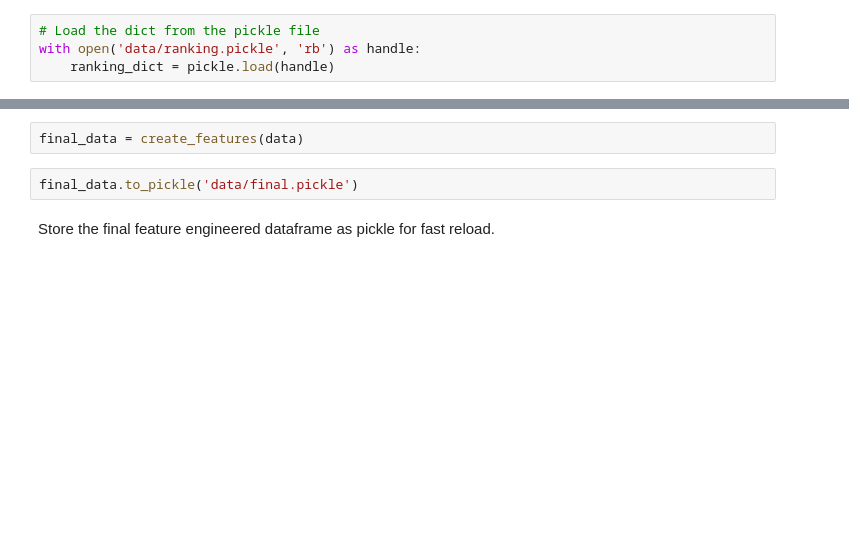
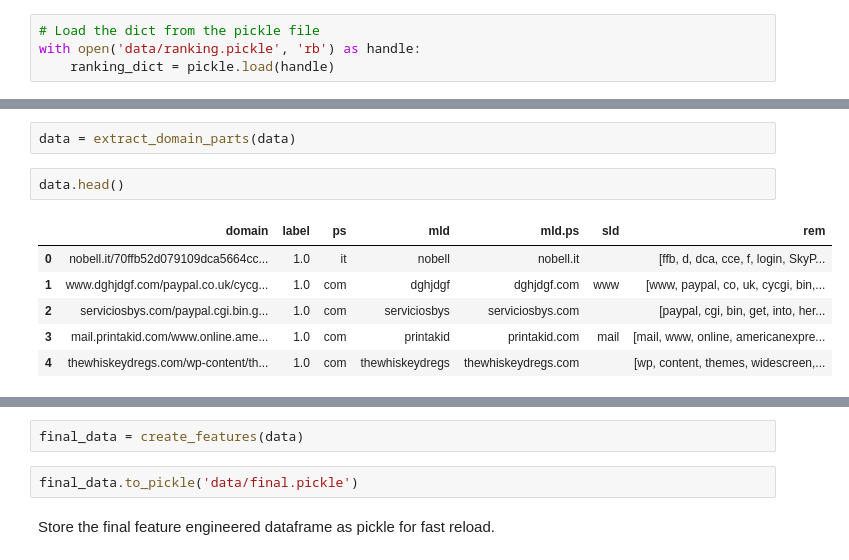
Before and after one commit to pauliinasol/esitehtava-setit, a Jupyter notebook: pre_assignment.ipynb, the cells around one changed output, grey strips where cells are left out. Drawn from its saved outputs; the diff is of its cells as text; blank space fills up the shorter version.

```diff
--- a/pre_assignment.ipynb
+++ b/pre_assignment.ipynb
@@ -394,0 +464,11 @@ Quite an improvement as without the dict it was taking 50 minutes.
+# %%
+data = extract_domain_parts(data)
+# %%
+data.head()
+# %% [output]
+|  | domain | label | ps | mld | mld.ps | sld | rem |
+| 0 | nobell.it/70ffb52d079109dca5664cc... | 1.0 | it | nobell | nobell.it |  | [ffb, d, dca, cce, f, login, SkyP... |
+| 1 | www.dghjdgf.com/paypal.co.uk/cycg... | 1.0 | com | dghjdgf | dghjdgf.com | www | [www, paypal, co, uk, cycgi, bin,... |
+| 2 | serviciosbys.com/paypal.cgi.bin.g... | 1.0 | com | serviciosbys | serviciosbys.com |  | [paypal, cgi, bin, get, into, her... |
+| 3 | mail.printakid.com/www.online.ame... | 1.0 | com | printakid | printakid.com | mail | [mail, www, online, americanexpre... |
+| 4 | thewhiskeydregs.com/wp-content/th... | 1.0 | com | thewhiskeydregs | thewhiskeydregs.com |  | [wp, content, themes, widescreen,... |
```
Also changed, not shown: parts of 79 cells of this notebook.
